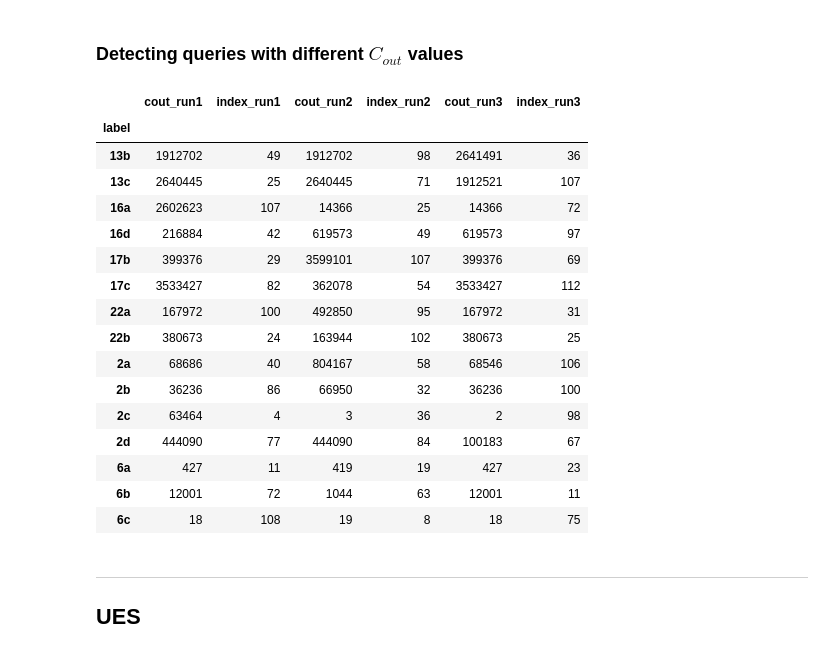
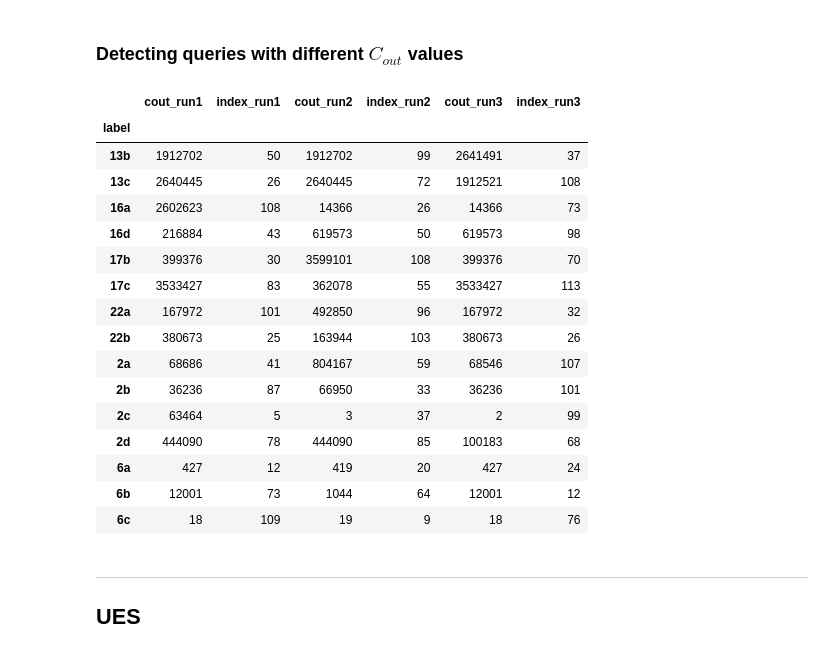
Before and after one commit to rbergm/aft, a Jupyter notebook: C_out evaluation.ipynb, the cells around one changed output. Drawn from its saved outputs; the diff is of its cells as text; code cells hidden in the pictures.

```diff
--- a/C_out evaluation.ipynb
+++ b/C_out evaluation.ipynb
@@ -12,18 +12,21 @@ sns.set_style("whitegrid")
 # %%
 df1 = pd.read_csv("pg-aqo/workloads/job-complete-aqo-1-cout.csv")
 df1.reset_index(inplace=True)
+df1["index"] += 1
 df1.sort_values(by="label", inplace=True)
 # %% [markdown]
 ### Run 2
 # %%
 df2 = pd.read_csv("pg-aqo/workloads/job-complete-aqo-2-cout.csv")
 df2.reset_index(inplace=True)
+df2["index"] += 1
 df2.sort_values(by="label", inplace=True)
 # %% [markdown]
 ### Run 3
 # %%
 df3 = pd.read_csv("pg-aqo/workloads/job-complete-aqo-3-cout.csv")
 df3.reset_index(inplace=True)
+df3["index"] += 1
 df3.sort_values(by="label", inplace=True)
 # %% [markdown]
 ### Detecting queries with different $C_{out}$ values
@@ -36,27 +39,28 @@ df_comb.rename(columns={"cout": "cout_run3", "index": "index_run3"}, inplace=Tru
 # %%
 cout_cols = ["cout_run1", "index_run1", "cout_run2", "index_run2", "cout_run3", "index_run3"]
 df_comb["diff_1_2"] = df_comb.cout_run1 != df_comb.cout_run2
+df_comb["diff_1_3"] = df_comb.cout_run1 != df_comb.cout_run3
 df_comb["diff_2_3"] = df_comb.cout_run2 != df_comb.cout_run3
-df_comb["diff_any"] = df_comb.diff_1_2 | df_comb.diff_2_3
+df_comb["diff_any"] = df_comb.diff_1_2 | df_comb.diff_1_3 | df_comb.diff_2_3
 df_comb[df_comb.diff_any][cout_cols]
 # %% [output]
 |  | cout_run1 | index_run1 | cout_run2 | index_run2 | cout_run3 | index_run3 |
 | label |  |  |  |  |  |  |
-| 13b | 1912702 | 49 | 1912702 | 98 | 2641491 | 36 |
-| 13c | 2640445 | 25 | 2640445 | 71 | 1912521 | 107 |
-| 16a | 2602623 | 107 | 14366 | 25 | 14366 | 72 |
-| 16d | 216884 | 42 | 619573 | 49 | 619573 | 97 |
-| 17b | 399376 | 29 | 3599101 | 107 | 399376 | 69 |
-| 17c | 3533427 | 82 | 362078 | 54 | 3533427 | 112 |
-| 22a | 167972 | 100 | 492850 | 95 | 167972 | 31 |
-| 22b | 380673 | 24 | 163944 | 102 | 380673 | 25 |
-| 2a | 68686 | 40 | 804167 | 58 | 68546 | 106 |
-| 2b | 36236 | 86 | 66950 | 32 | 36236 | 100 |
-| 2c | 63464 | 4 | 3 | 36 | 2 | 98 |
-| 2d | 444090 | 77 | 444090 | 84 | 100183 | 67 |
-| 6a | 427 | 11 | 419 | 19 | 427 | 23 |
-| 6b | 12001 | 72 | 1044 | 63 | 12001 | 11 |
-| 6c | 18 | 108 | 19 | 8 | 18 | 75 |
+| 13b | 1912702 | 50 | 1912702 | 99 | 2641491 | 37 |
+| 13c | 2640445 | 26 | 2640445 | 72 | 1912521 | 108 |
+| 16a | 2602623 | 108 | 14366 | 26 | 14366 | 73 |
+| 16d | 216884 | 43 | 619573 | 50 | 619573 | 98 |
+| 17b | 399376 | 30 | 3599101 | 108 | 399376 | 70 |
+| 17c | 3533427 | 83 | 362078 | 55 | 3533427 | 113 |
+| 22a | 167972 | 101 | 492850 | 96 | 167972 | 32 |
+| 22b | 380673 | 25 | 163944 | 103 | 380673 | 26 |
+| 2a | 68686 | 41 | 804167 | 59 | 68546 | 107 |
+| 2b | 36236 | 87 | 66950 | 33 | 36236 | 101 |
+| 2c | 63464 | 5 | 3 | 37 | 2 | 99 |
+| 2d | 444090 | 78 | 444090 | 85 | 100183 | 68 |
+| 6a | 427 | 12 | 419 | 20 | 427 | 24 |
+| 6b | 12001 | 73 | 1044 | 64 | 12001 | 12 |
+| 6c | 18 | 109 | 19 | 9 | 18 | 76 |
 # %% [markdown]
 ---
 
```
